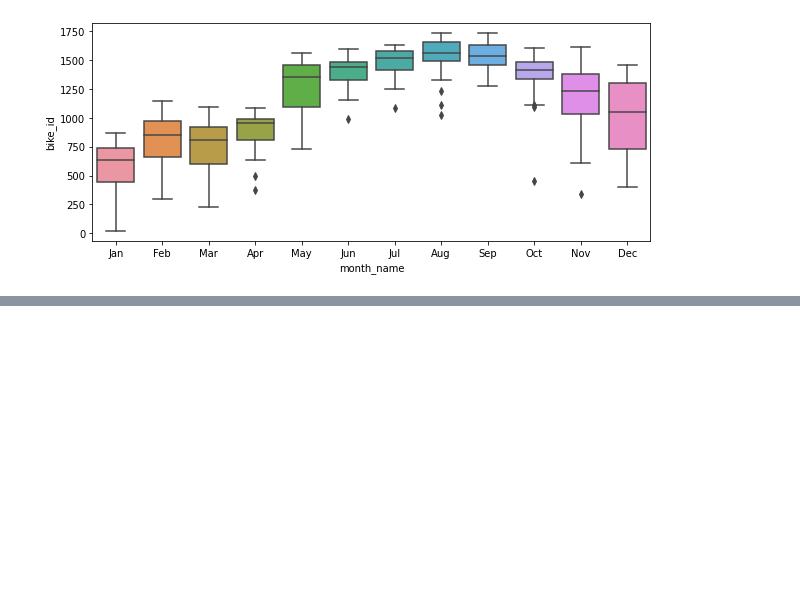
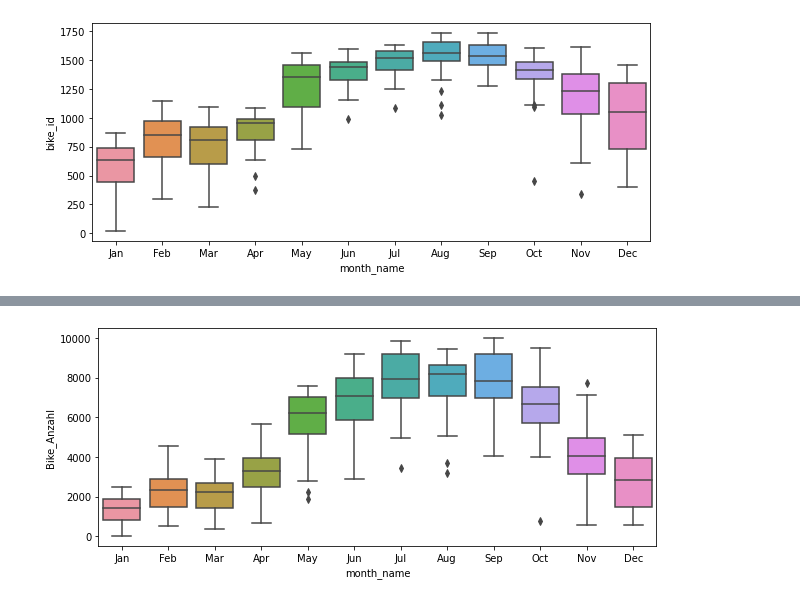
Before and after one commit to OnnoPeters/DSML_Team_Viper, a Jupyter notebook: DSML_Main_Jupyter_Notebook_Team_Viper.ipynb, the cells around one changed output, grey strips where cells are left out. Saved outputs shown, nothing was run; the diff lists cells and outputs as text; code cells hidden in the pictures; blank space fills up the shorter version.

```diff
--- a/DSML_Main_Jupyter_Notebook_Team_Viper.ipynb
+++ b/DSML_Main_Jupyter_Notebook_Team_Viper.ipynb
@@ -10,7 +10,7 @@ import matplotlib.pyplot as plt
 from datetime import datetime
 from datetime import timedelta
 # %%
-boston_2018_data = pd.read_csv('/Users/aligulen/Desktop/DSML/Group Project/boston_2018.csv')
+boston_2018_data = pd.read_csv('boston_2018.csv')
 boston_2018_data.head(10)
 # %% [output]
 |  | start_time | end_time | start_station_id | end_station_id | start_station_name | end_station_name | bike_id | ... |
@@ -214,3 +214,7 @@ sns.boxplot(x=boston_tempered_month.index.get_level_values(1), y=boston_tempered
 plt.show()
 # %% [output]
 [figure]
+# %%
+Bike_anzahl=boston_2018_data_clean.index
+# %%
+boston_2018_data_clean["Bike_Anzahl"]=Bike_anzahl
@@ -216,0 +237,9 @@ plt.show()
+# %%
+boston_tempered_month = boston_2018_data_clean.groupby(["date","month_name"])["Bike_Anzahl"].nunique()
+boston_tempered_month= pd.DataFrame(boston_tempered_month)
+fig,ax = plt.subplots(figsize=(10,4))
+
+sns.boxplot(x=boston_tempered_month.index.get_level_values(1), y=boston_tempered_month["Bike_Anzahl"],ax=ax)
+plt.show()
+# %% [output]
+[figure, added]
```
Also changed, not shown: parts of 4 cells of this notebook.
